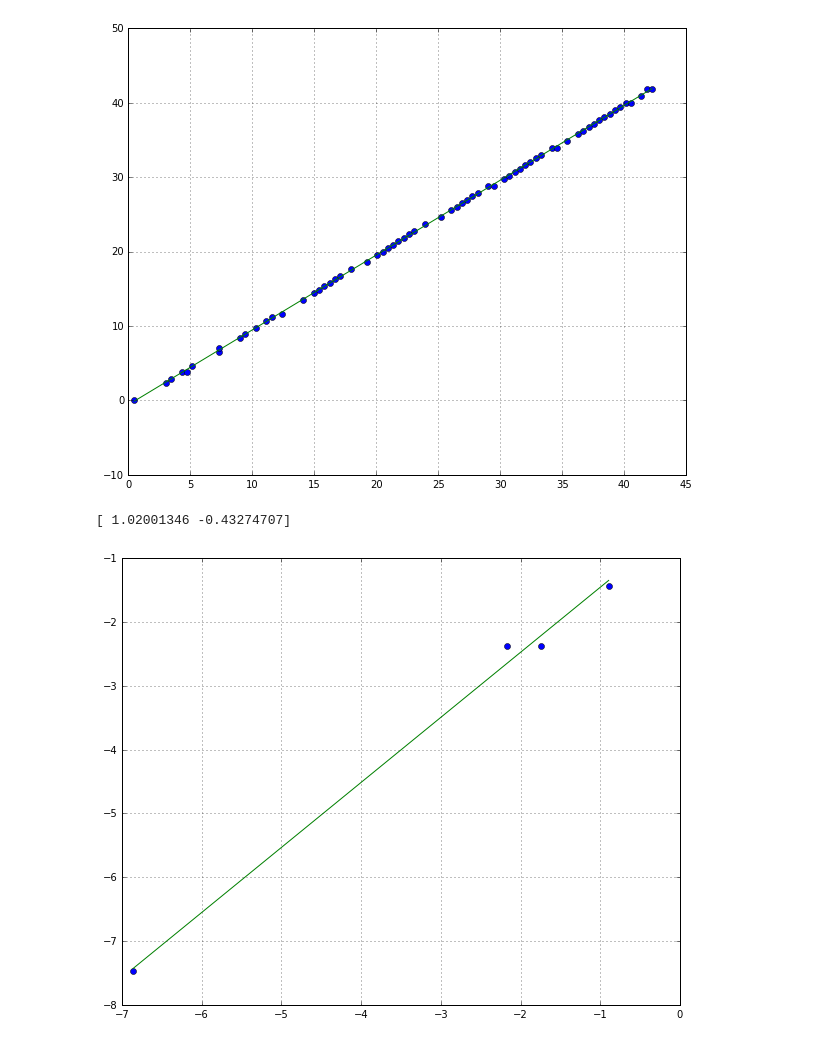
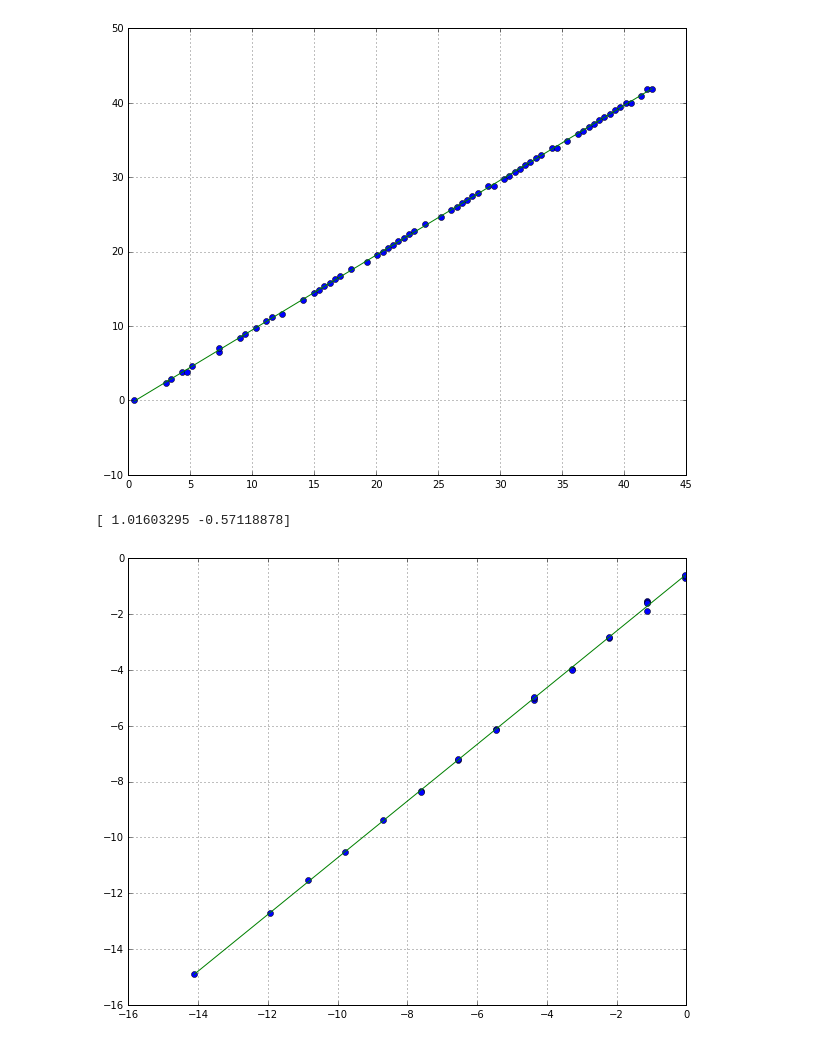
Before and after one commit to AlexanderKnight/TorsionPendulumCalibration, a Jupyter notebook: plots and tests.ipynb, the cells around one changed output. Cells and saved outputs as stored; diff of their text form; code cells hidden in the pictures.

```diff
--- a/plots and tests.ipynb
+++ b/plots and tests.ipynb
@@ -30,21 +30,21 @@ plt.show()
 # %%
 
 
 
 %matplotlib inline
-data = np.genfromtxt('06_10_16_16_10_51quadtrantSearchData.txt', delimiter = ' ')
+data = np.genfromtxt('06_10_16_17_47_40quadtrantSearchData.txt', delimiter = ' ')
 
 data *= -1000000
 
 fitParams, fitCovar = curve_fit(linFit, data[:,0], data[:,1])
 print(fitParams)
 linX = np.linspace(min(data[:,0]), max(data[:,0]), 1000)
 
 plt.figure(figsize=(10,8))
 plt.plot(data[:,0], data[:,1], 'o')
 plt.plot(linX, linFit(linX, fitParams[0], fitParams[1]))
 plt.grid()
 plt.show()
 # %% [output]
-[ 1.02001346 -0.43274707]
+[ 1.01603295 -0.57118878]
-[figure, old version]
+[figure, new version]
```
Also changed, not shown: 3 other files.
